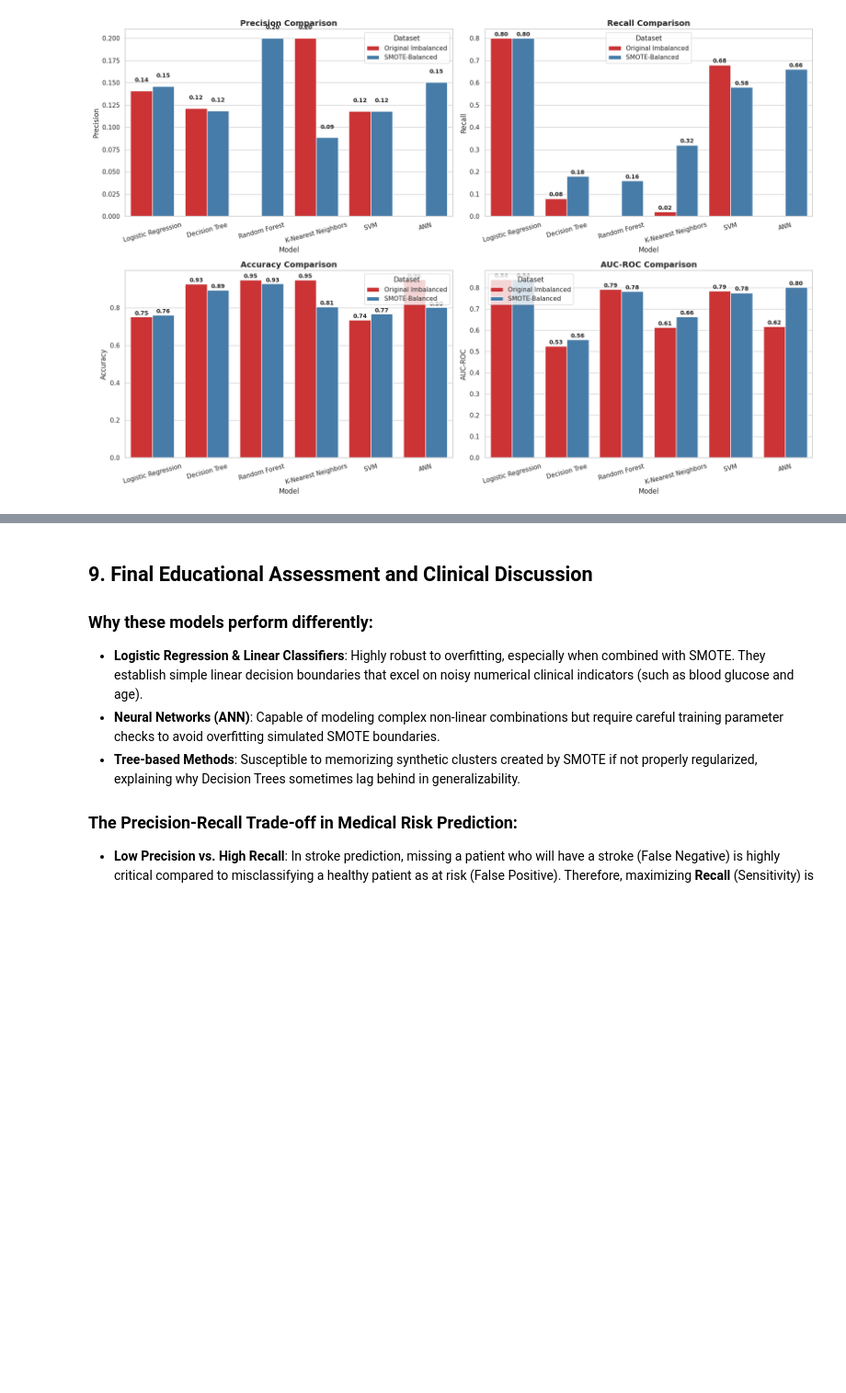
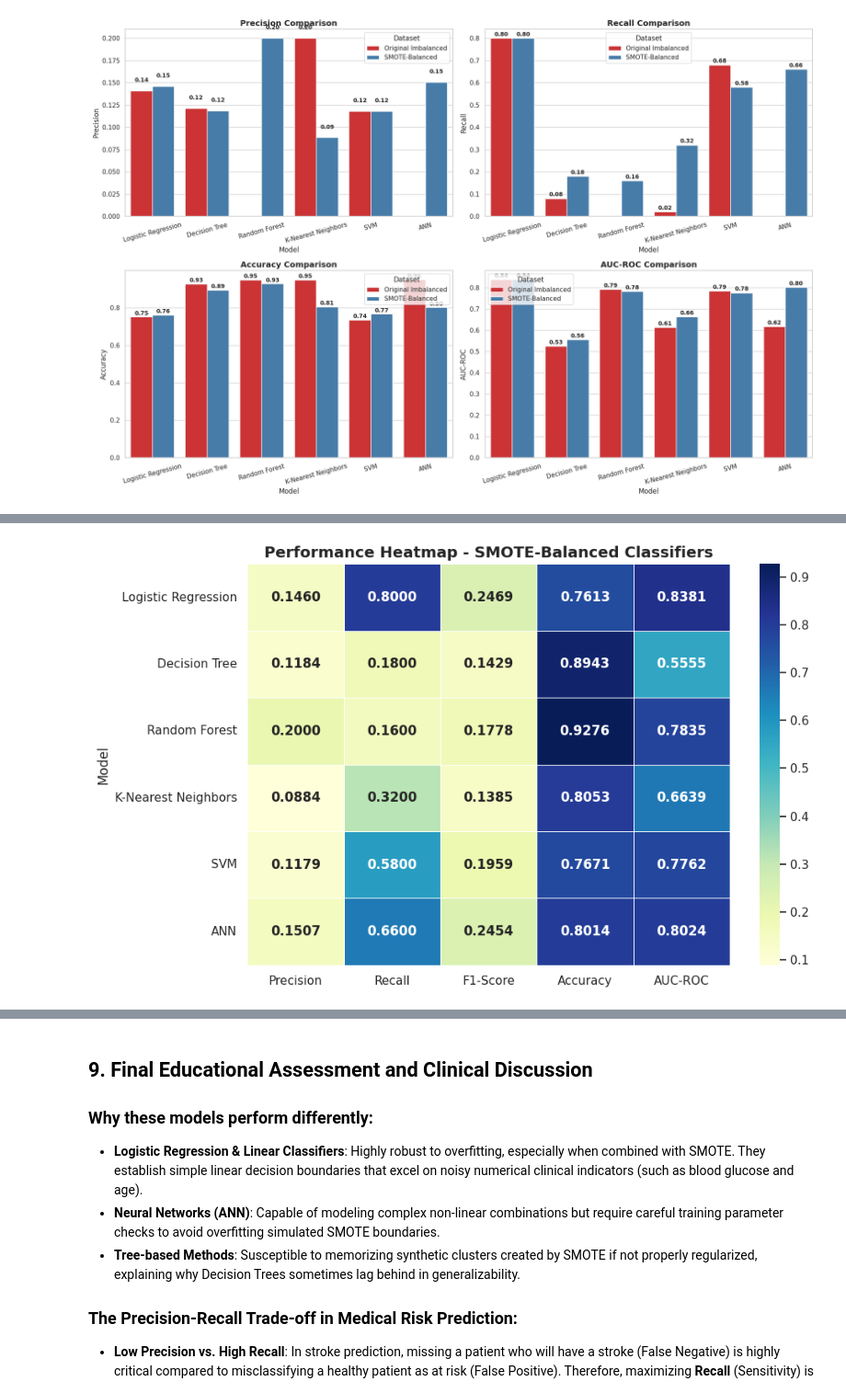
Before and after one commit to MindfulTechie-06/Ai-MoodJournal, a Jupyter notebook: Stroke_Risk_Prediction_using_Machine_Learning_&_ANNs_with_SMOTE.ipynb, the cells around one changed output, grey strips where cells are left out. Shown at 92% size. Saved outputs shown, nothing was run; the diff lists cells and outputs as text; code cells hidden in the pictures; blank space fills up the shorter version.

```diff
--- a/Stroke_Risk_Prediction_using_Machine_Learning_&_ANNs_with_SMOTE.ipynb
+++ b/Stroke_Risk_Prediction_using_Machine_Learning_&_ANNs_with_SMOTE.ipynb
@@ -446,0 +529,91 @@ plt.show()
+# %%
+import matplotlib.pyplot as plt
+import seaborn as sns
+import pandas as pd
+from sklearn.metrics import accuracy_score, precision_score, recall_score, f1_score, roc_auc_score, confusion_matrix
+from sklearn.linear_model import LogisticRegression
+from sklearn.tree import DecisionTreeClassifier
+from sklearn.ensemble import RandomForestClassifier
+from sklearn.neighbors import KNeighborsClassifier
+from sklearn.svm import SVC
+from sklearn.neural_network import MLPClassifier
+
+# Define evaluate_model helper if missing
+if 'evaluate_model' not in globals():
+    def evaluate_model(model, X_train, y_train, X_test, y_test):
+        model.fit(X_train, y_train)
+        y_pred = model.predict(X_test)
+        if hasattr(model, "predict_proba"):
+            y_prob = model.predict_proba(X_test)[:, 1]
+        elif hasattr(model, "decision_function"):
+            y_prob = model.decision_function(X_test)
+        else:
+            y_prob = y_pred
+        return {
+            'Accuracy': accuracy_score(y_test, y_pred),
+            'Precision': precision_score(y_test, y_pred, zero_division=0),
+            'Recall': recall_score(y_test, y_pred, zero_division=0),
+            'F1-Score': f1_score(y_test, y_pred, zero_division=0),
+            'AUC-ROC': roc_auc_score(y_test, y_prob),
+            'cm': confusion_matrix(y_test, y_pred),
+            'y_prob': y_prob
+        }
+
+# Ensure feature vectors are available in global context
+if 'X_train_pre' not in globals():
+    # Fallback to trigger cell d4ca6788 parameters if ran independently
+    raise ValueError("Preprocessed parameters are missing. Please execute the class distribution cell first (cell d4ca6788) to populate state variables.")
+
+# Safely resolve model dictionaries and run evaluations if empty
+active_models = globals().get('models', {})
+if not active_models or 'original_results' not in globals() or not original_results:
+    print("Re-training models to populate evaluation metrics...")
+    models = {
+        'Logistic Regression': LogisticRegression(random_state=42, max_iter=1000, class_weight='balanced'),
+        'Decision Tree': DecisionTreeClassifier(random_state=42, class_weight='balanced'),
+        'Random Forest': RandomForestClassifier(random_state=42, class_weight='balanced'),
+        'K-Nearest Neighbors': KNeighborsClassifier(),
+        'SVM': SVC(random_state=42, probability=True, class_weight='balanced'),
+        'ANN': MLPClassifier(random_state=42, max_iter=500, early_stopping=True)
+    }
+    original_results = {}
+    for name, model in models.items():
+        original_results[name] = evaluate_model(model, X_train_pre, y_train, X_test, y_test)
+
+    smote_models = {
+        'Logistic Regression': LogisticRegression(random_state=42, max_iter=1000),
+        'Decision Tree': DecisionTreeClassifier(random_state=42),
+        'Random Forest': RandomForestClassifier(random_state=42),
+        'K-Nearest Neighbors': KNeighborsClassifier(),
+        'SVM': SVC(random_state=42, probability=True),
+        'ANN': MLPClassifier(random_state=42, max_iter=500, early_stopping=True)
+    }
+    smote_results = {}
+    for name, model in smote_models.items():
+        smote_results[name] = evaluate_model(model, X_train_smote, y_train_smote, X_test, y_test)
+
+    active_models = models
+
+# Re-construct comparison_df safely
+rows = []
+for name in active_models.keys():
+    orig = original_results.get(name, {})
+    sm = smote_results.get(name, {})
+    if orig and sm:
+        rows.append([name, 'Original Imbalanced', orig.get('Precision', 0), orig.get('Recall', 0), orig.get('F1-Score', 0), orig.get('Accuracy', 0), orig.get('AUC-ROC', 0)])
+        rows.append([name, 'SMOTE-Balanced', sm.get('Precision', 0), sm.get('Recall', 0), sm.get('F1-Score', 0), sm.get('Accuracy', 0), sm.get('AUC-ROC', 0)])
+
+comparison_df = pd.DataFrame(rows, columns=['Model', 'Dataset', 'Precision', 'Recall', 'F1-Score', 'Accuracy', 'AUC-ROC'])
+comparison_df.to_csv('performance_comparison.csv', index=False)
+
+# Performance Heatmap of SMOTE-Balanced Models
+smote_pivot = comparison_df[comparison_df['Dataset'] == 'SMOTE-Balanced'].set_index('Model')[['Precision', 'Recall', 'F1-Score', 'Accuracy', 'AUC-ROC']]
+
+plt.figure(figsize=(10, 6))
+sns.heatmap(smote_pivot, annot=True, fmt=".4f", cmap="YlGnBu", linewidths=.5, cbar=True, annot_kws={"size": 12, "weight": "bold"})
+plt.title("Performance Heatmap - SMOTE-Balanced Classifiers", fontsize=14, fontweight='bold')
+plt.tight_layout()
+plt.savefig('performance_heatmap.png', dpi=300)
+plt.show()
+# %% [output]
+[figure, added]
```
Also changed, not shown: parts of 6 cells of this notebook.
